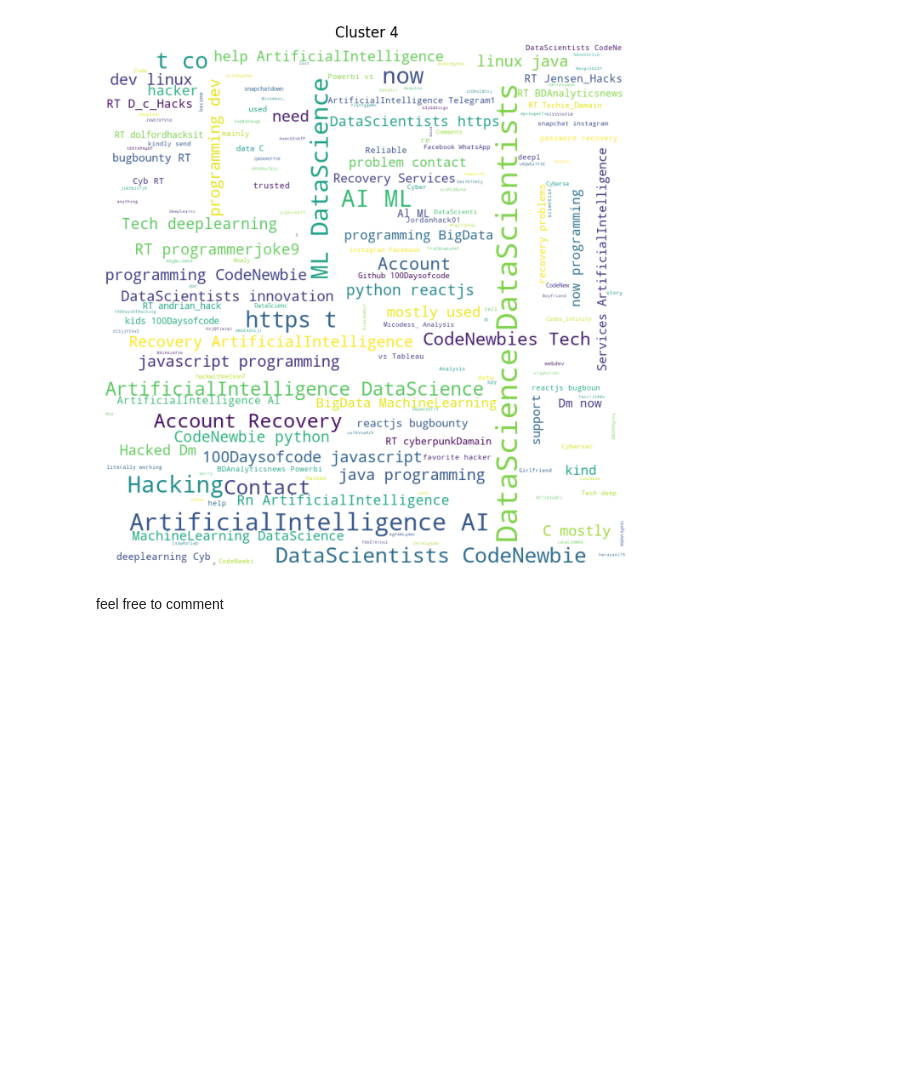
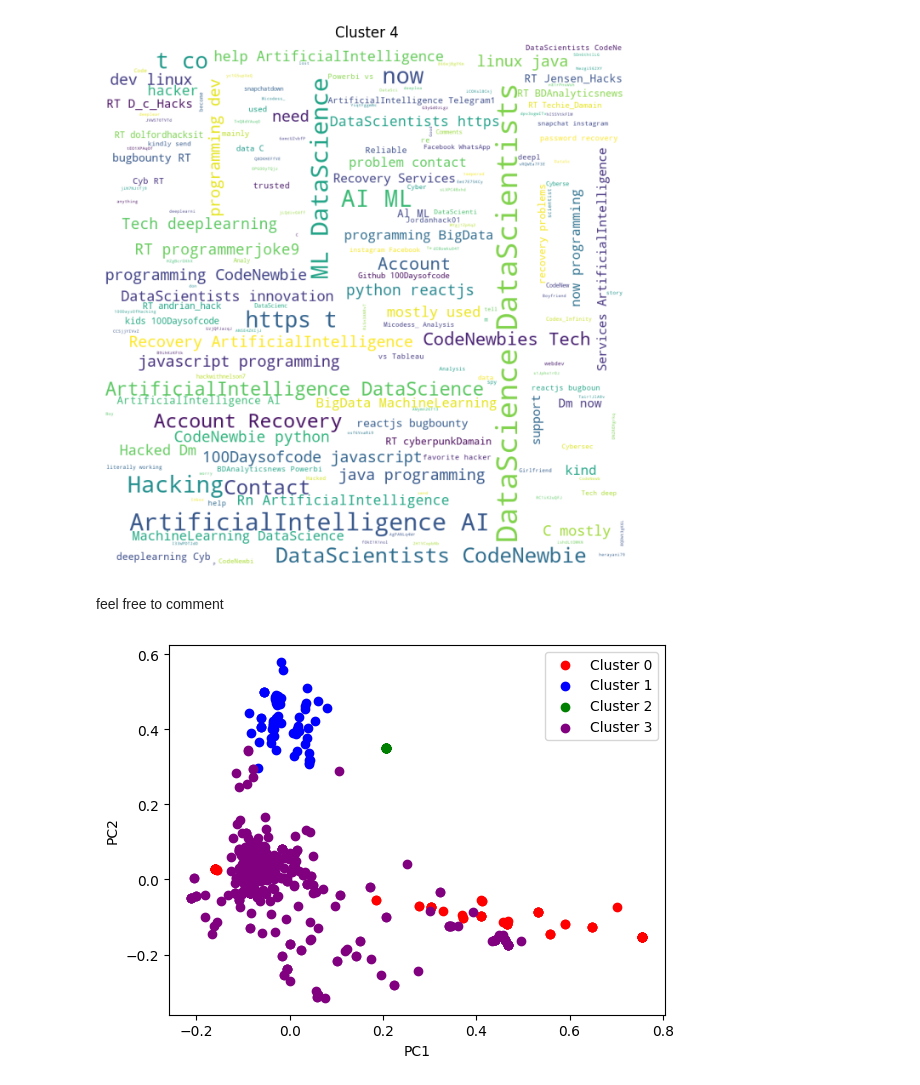
Before and after one commit to ericmakita/tweets_data_analysis, a Jupyter notebook: tweets_analysis.ipynb, the cells around one changed output. Drawn from its saved outputs; the diff is of its cells as text; code cells hidden in the pictures; blank space fills up the shorter version.

```diff
--- a/tweets_analysis.ipynb
+++ b/tweets_analysis.ipynb
@@ -102,8 +102,8 @@ def get_sentiment(text):
 df['sentiment_polarity'] = df['text'].apply(get_sentiment)
 
 # Categorize the sentiment polarity as positive, negative, or neutral based on a threshold value
-threshold = 0.2
-df['sentiment_category'] = pd.cut(df['sentiment_polarity'], bins=[-1, -threshold, threshold, 1], labels=['negative', 'neutral', 'positive'])
+# threshold = 0.2
+# df['sentiment_category'] = pd.cut(df['sentiment_polarity'], bins=[-1, -threshold, threshold, 1], labels=['negative', 'neutral', 'positive'])
 # %%
 # Define a function to categorize sentiment polarity as positive, negative, or neutral
 def get_sentiment_category(polarity):
@@ -354,3 +354,29 @@ for i in range(5):
 [figure]
 # %% [markdown]
 feel free to comment
+# %%
+from sklearn.feature_extraction.text import TfidfVectorizer
+from sklearn.decomposition import PCA
+import matplotlib.pyplot as plt
+
+# Create a TF-IDF vectorizer object
+vectorizer = TfidfVectorizer(stop_words='english', max_features=1000)
+
+# Create a sparse matrix of TF-IDF features
+X = vectorizer.fit_transform(df['text'])
+
+# Apply PCA to reduce the dimensionality of the features to 2
+pca = PCA(n_components=2)
+X_pca = pca.fit_transform(X.toarray())
+
+# Plot the results of the PCA
+colors = ['red', 'blue', 'green', 'purple']
+for i in range(4):
+    plt.scatter(X_pca[df['cluster'] == i, 0], X_pca[df['cluster'] == i, 1], c=colors[i], label=f'Cluster {i}')
+plt.legend()
+plt.xlabel('PC1')
+plt.ylabel('PC2')
+# Save the plot as an HTML file
+fig.write_html('Cluster.html')
+# %% [output]
+[figure, added]
```
